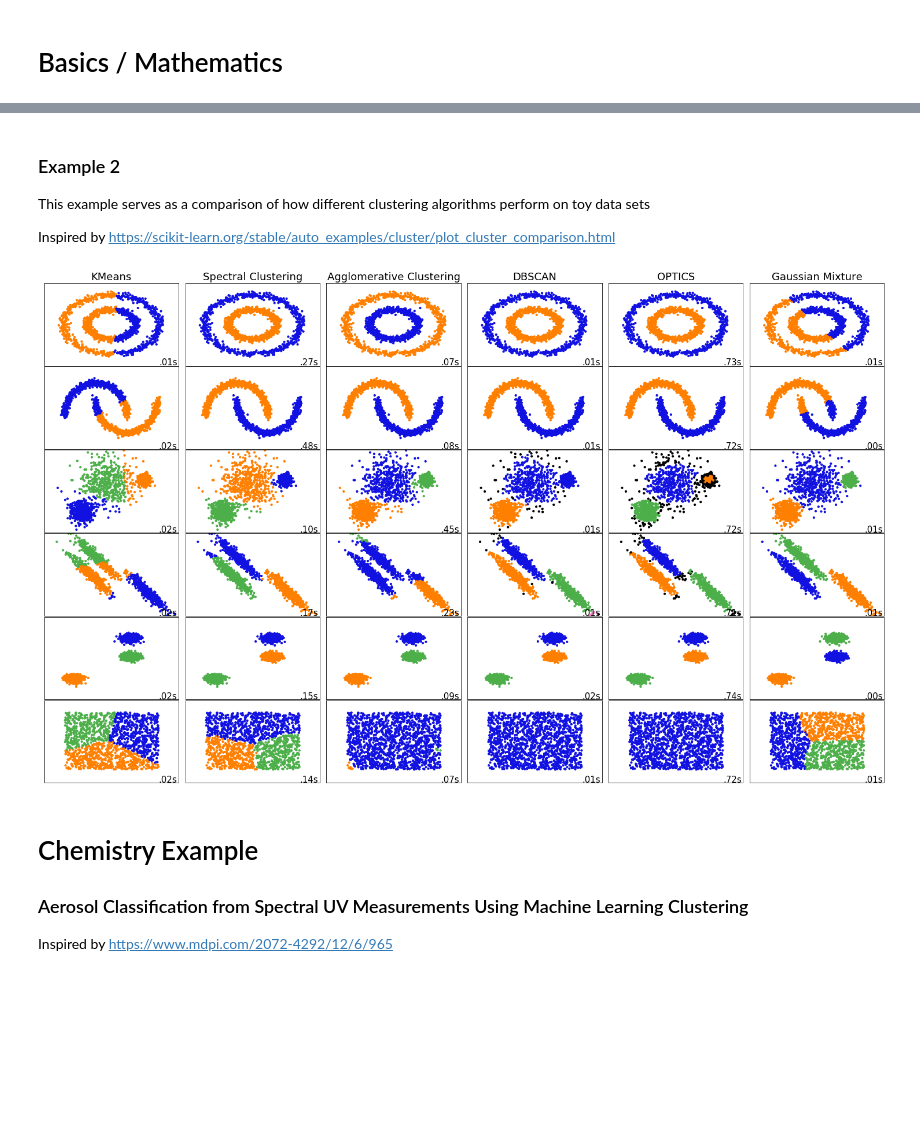
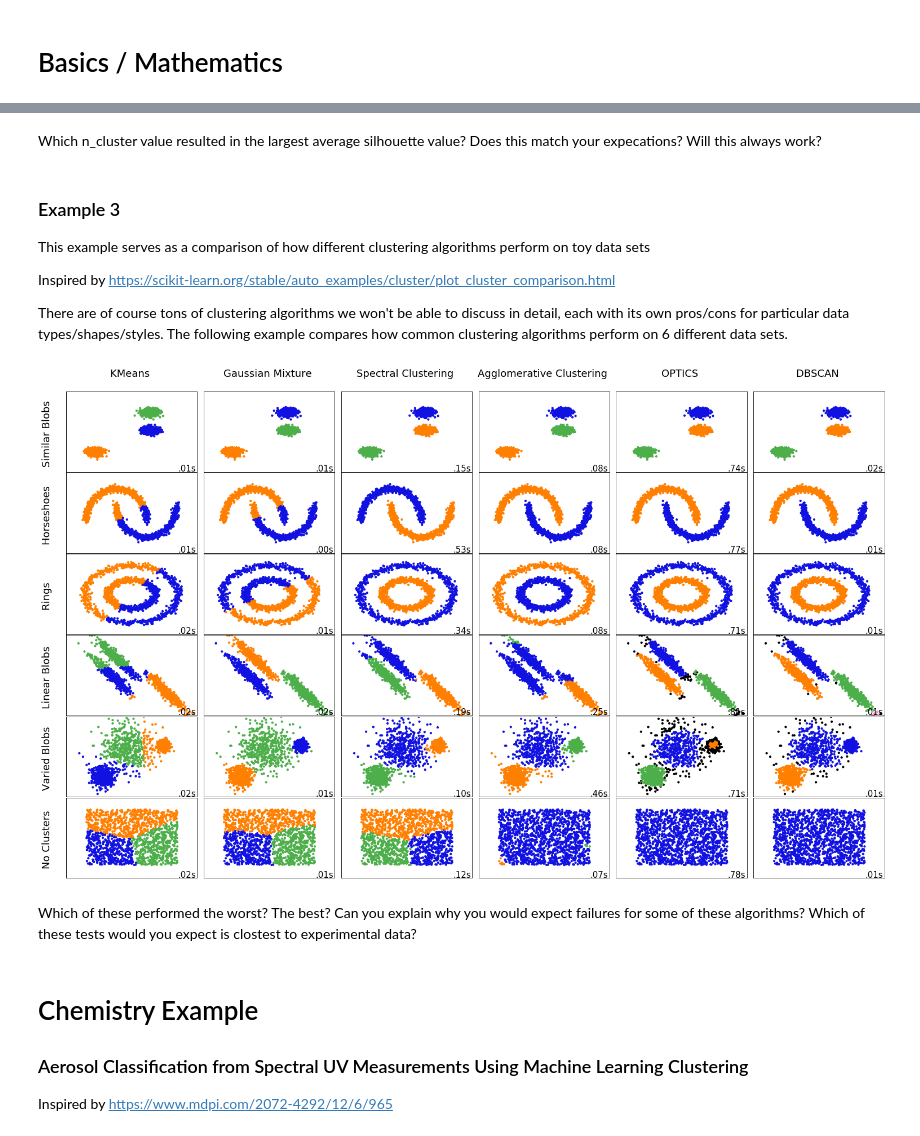
Before and after one commit to bkalita23/MLinSummer20, a Jupyter notebook: Clustering.ipynb, the cells around one changed output, grey strips where cells are left out. Saved outputs shown, nothing was run; the diff lists cells and outputs as text; code cells hidden in the pictures; blank space fills up the shorter version.

```diff
--- a/Clustering.ipynb
+++ b/Clustering.ipynb
@@ -56,8 +162,12 @@ plt.show()
+# %% [markdown]
+Which n_cluster value resulted in the largest average silhouette value? Does this match your expecations? Will this always work?
 # %% [markdown]
-### Example 2
+### Example 3
 This example serves as a comparison of how different clustering algorithms perform on toy data sets
 
 Inspired by https://scikit-learn.org/stable/auto_examples/cluster/plot_cluster_comparison.html
+
+There are of course tons of clustering algorithms we won't be able to discuss in detail, each with its own pros/cons for particular data types/shapes/styles. The following example compares how common clustering algorithms perform on 6 different data sets.
 # %%
 #######################################################################################################################################################
 np.random.seed(0)
@@ -87,15 +197,15 @@ default_base = {'quantile': .3, 'eps': .3, 'damping': .9, 'preference': -200, 'n
                 'n_clusters': 3, 'min_samples': 20, 'xi': 0.05, 'min_cluster_size': 0.1}
 
 data = [
+    (blobs, {}),
+    (noisy_moons, {'damping': .75, 'preference': -220, 'n_clusters': 2}),
     (noisy_circles, {'damping': .77, 'preference': -240,
                      'quantile': .2, 'n_clusters': 2,
                      'min_samples': 20, 'xi': 0.25}),
-    (noisy_moons, {'damping': .75, 'preference': -220, 'n_clusters': 2}),
+    (aniso, {'eps': .15, 'n_neighbors': 2,
+             'min_samples': 20, 'xi': 0.1, 'min_cluster_size': .2}),
     (varied, {'eps': .18, 'n_neighbors': 2,
               'min_samples': 5, 'xi': 0.035, 'min_cluster_size': .2}),
-    (aniso, {'eps': .15, 'n_neighbors': 2,
-             'min_samples': 20, 'xi': 0.1, 'min_cluster_size': .2}),
-    (blobs, {}),
     (no_structure, {})]
 
 for i_dataset, (dataset, algo_params) in enumerate(data):
@@ -141,11 +251,11 @@ for i_dataset, (dataset, algo_params) in enumerate(data):
 
     clustering_algorithms = (
         ('KMeans', two_means),
+        ('Gaussian Mixture', gmm),
         ('Spectral Clustering', spectral),
         ('Agglomerative Clustering', average_linkage),
-        ('DBSCAN', dbscan),
         ('OPTICS', optics),
-        ('Gaussian Mixture', gmm)
+        ('DBSCAN', dbscan)
     )
 
     for name, algorithm in clustering_algorithms:
@@ -167,35 +277,49 @@ for i_dataset, (dataset, algo_params) in enumerate(data):
             algorithm.fit(X)
 
         t1 = time.time()
         if hasattr(algorithm, 'labels_'):
             y_pred = algorithm.labels_.astype(np.int)
         else:
             y_pred = algorithm.predict(X)
 
         plt.subplot(len(data), len(clustering_algorithms), plot_num)
         if i_dataset == 0:
-            plt.title(name, size=18)
+            plt.title(name + " \n", size=18)
+        if i_dataset == 0 and name == "KMeans":
+            plt.ylabel('Similar Blobs \n', size=18)
+        if i_dataset == 1 and name == "KMeans":
+            plt.ylabel('Horseshoes \n', size=18)
+        if i_dataset == 2 and name == "KMeans":
+            plt.ylabel('Rings \n', size=18)
+        if i_dataset == 3 and name == "KMeans":
+            plt.ylabel('Linear Blobs \n', size=18)
+        if i_dataset == 4 and name == "KMeans":
+            plt.ylabel('Varied Blobs \n', size=18)
+        if i_dataset == 5 and name == "KMeans":
+            plt.ylabel('No Clusters \n', size=18)
 
         colors = np.array(list(islice(cycle(['#1111e1', '#ff7f00', '#4daf4a',
                                              '#f781bf', '#a65628', '#984ea3',
                                              '#999999', '#e41a1c', '#dede00']),
                                       int(max(y_pred) + 1))))
         # add black color for outliers (if any)
         colors = np.append(colors, ["#000000"])
         plt.scatter(X[:, 0], X[:, 1], s=10, color=colors[y_pred])
 
         plt.xlim(-2.5, 2.5)
         plt.ylim(-2.5, 2.5)
         plt.xticks(())
         plt.yticks(())
         plt.text(.99, .01, ('%.2fs' % (t1 - t0)).lstrip('0'),
                  transform=plt.gca().transAxes, size=15,
                  horizontalalignment='right')
         plot_num += 1
 
 plt.show()
 # %% [output]
-[figure, old version]
+[figure, new version]
+# %% [markdown]
+Which of these performed the worst? The best? Can you explain why you would expect failures for some of these algorithms? Which of these tests would you expect is clostest to experimental data?
 # %% [markdown]
 # Chemistry Example
 
```
Also changed, not shown: parts of 8 cells of this notebook.
